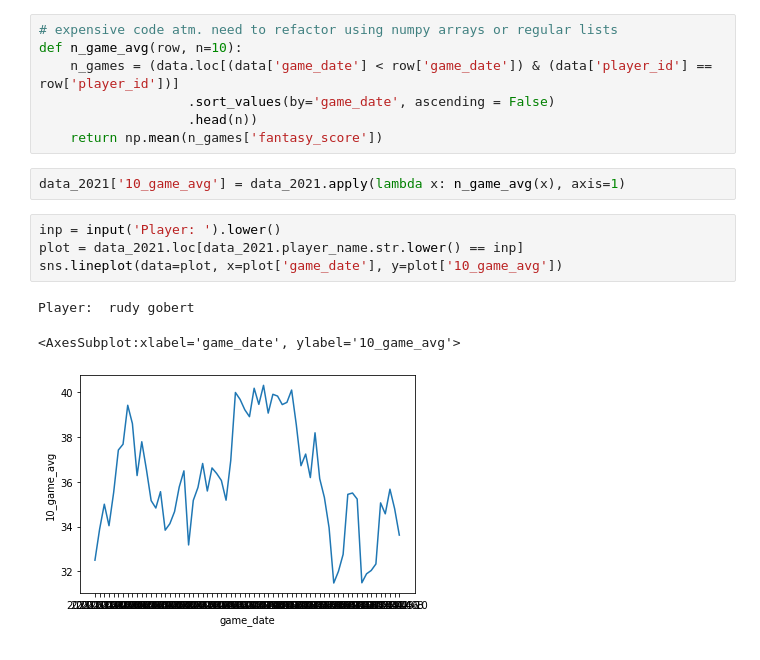
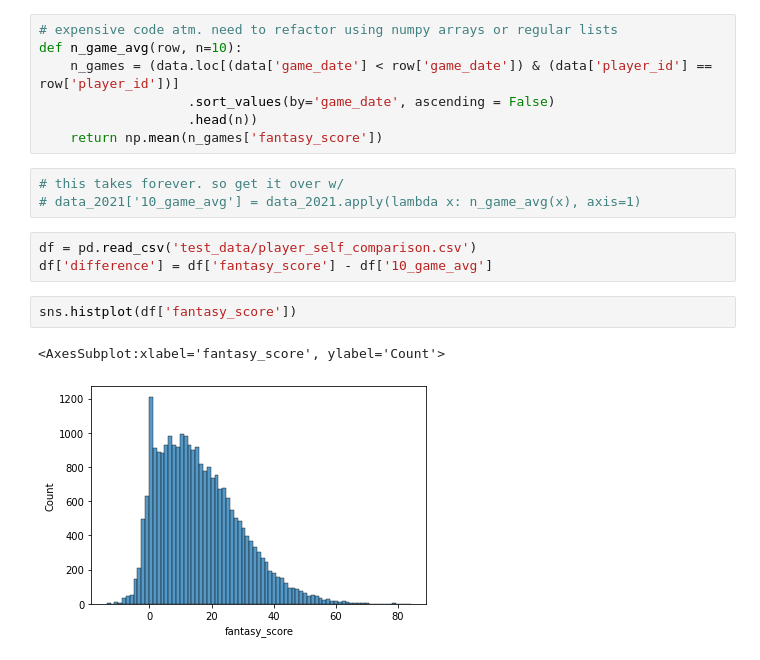
Before and after one commit to jaysonbb/Game_Stonks, a Jupyter notebook: testing/player_value_testing.ipynb, the cells around one changed output. Cells and saved outputs as stored; diff of their text form.

Commit message:
did a bunch of stuff for player value testing

```diff
--- a/testing/player_value_testing.ipynb
+++ b/testing/player_value_testing.ipynb
@@ -20,12 +20,13 @@ def n_game_avg(row, n=10):
                    .head(n))
     return np.mean(n_games['fantasy_score'])
 # %%
-data_2021['10_game_avg'] = data_2021.apply(lambda x: n_game_avg(x), axis=1)
+# this takes forever. so get it over w/
+# data_2021['10_game_avg'] = data_2021.apply(lambda x: n_game_avg(x), axis=1)
-# %%
-inp = input('Player: ').lower()
-plot = data_2021.loc[data_2021.player_name.str.lower() == inp]
-sns.lineplot(data=plot, x=plot['game_date'], y=plot['10_game_avg'])
-# %% [output]
-Player:  rudy gobert
-<AxesSubplot:xlabel='game_date', ylabel='10_game_avg'>
-[figure, removed]
+# %%
+df = pd.read_csv('test_data/player_self_comparison.csv')
+df['difference'] = df['fantasy_score'] - df['10_game_avg']
+# %%
+sns.histplot(df['fantasy_score'])
+# %% [output]
+<AxesSubplot:xlabel='fantasy_score', ylabel='Count'>
+[figure, added]
```
Also changed, not shown: parts of 4 cells of this notebook.
